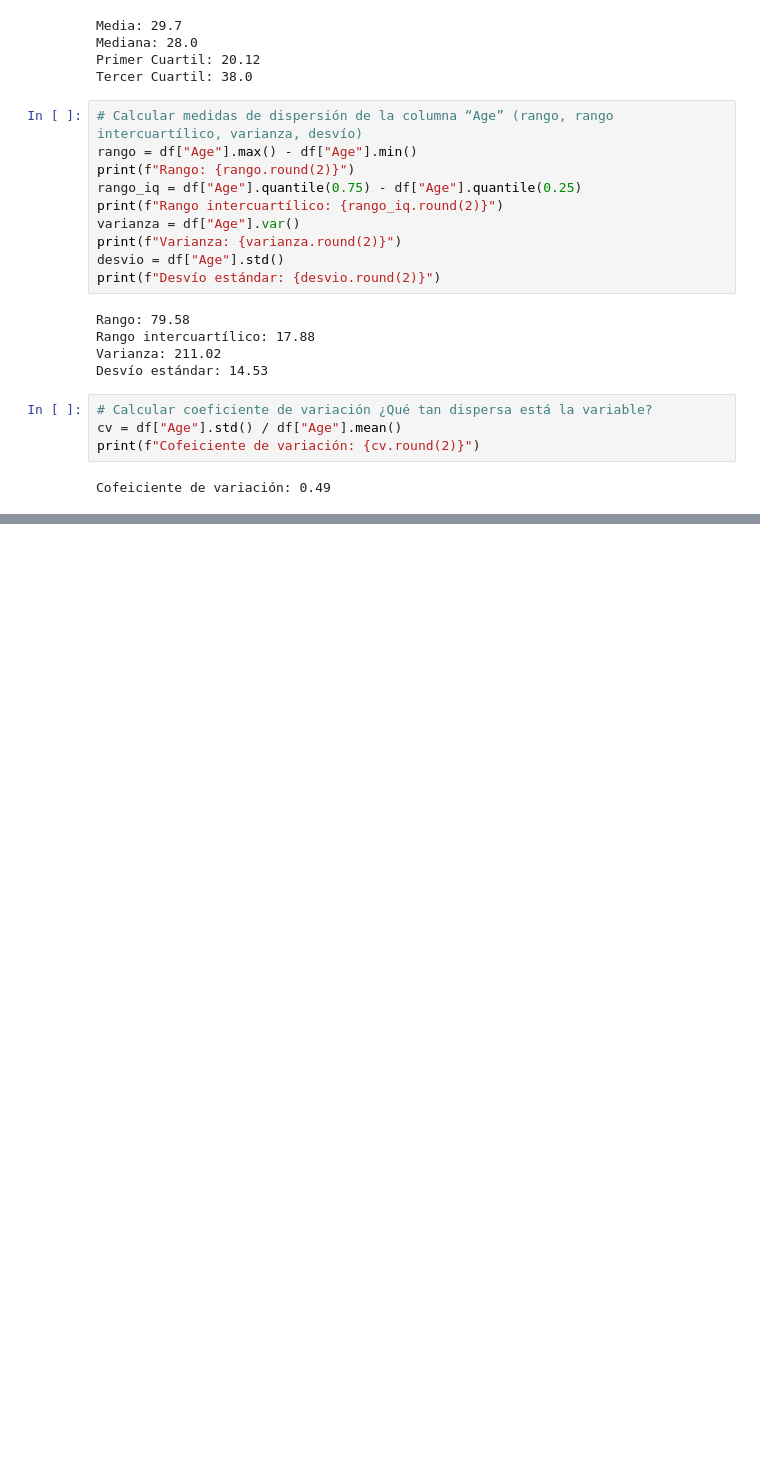
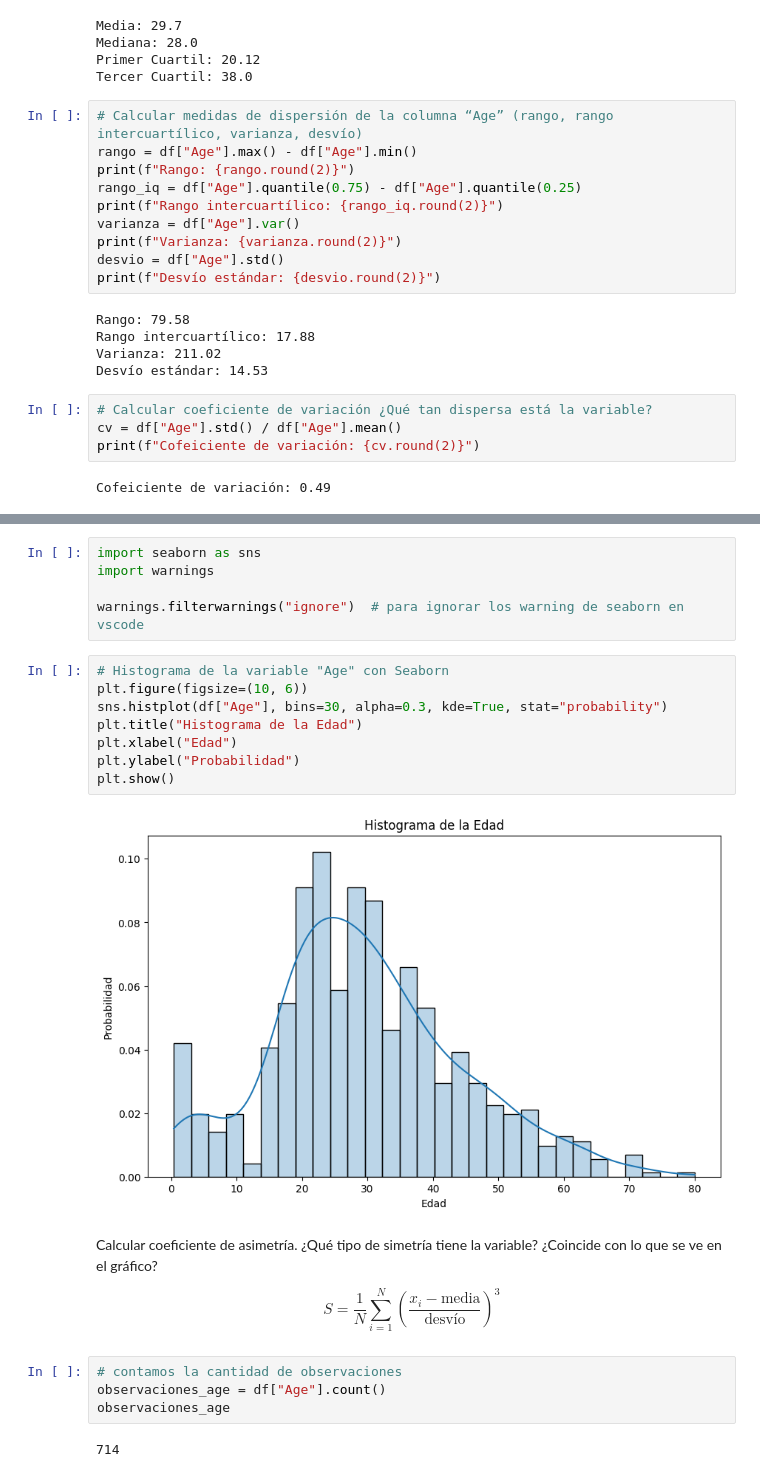
Before and after one commit to gerickt/coder, a Jupyter notebook: EjerciciosEnClase/09-estadistica.ipynb, the cells around one changed output, grey strips where cells are left out. Saved outputs shown, nothing was run; the diff lists cells and outputs as text; blank space fills up the shorter version.

```diff
--- a/EjerciciosEnClase/09-estadistica.ipynb
+++ b/EjerciciosEnClase/09-estadistica.ipynb
@@ -65,0 +75,27 @@ Cofeiciente de variación: 0.49
+# %%
+import seaborn as sns
+import warnings
+
+warnings.filterwarnings("ignore")  # para ignorar los warning de seaborn en vscode
+# %%
+# Histograma de la variable "Age" con Seaborn
+plt.figure(figsize=(10, 6))
+sns.histplot(df["Age"], bins=30, alpha=0.3, kde=True, stat="probability")
+plt.title("Histograma de la Edad")
+plt.xlabel("Edad")
+plt.ylabel("Probabilidad")
+plt.show()
+# %% [output]
+[figure, added]
+# %% [markdown]
+Calcular coeficiente de asimetría. ¿Qué tipo de simetría tiene la variable? ¿Coincide con lo que se ve en el gráfico?
+
+$$
+S = \frac{1}{N} \sum_{i=1}^{N} \left( \frac{x_i - \text{media}}{\text{desvío}} \right)^3
+$$
+# %%
+# contamos la cantidad de observaciones
+observaciones_age = df["Age"].count()
+observaciones_age
+# %% [output]
+714
```
Also changed, not shown: parts of 15 cells of this notebook.
